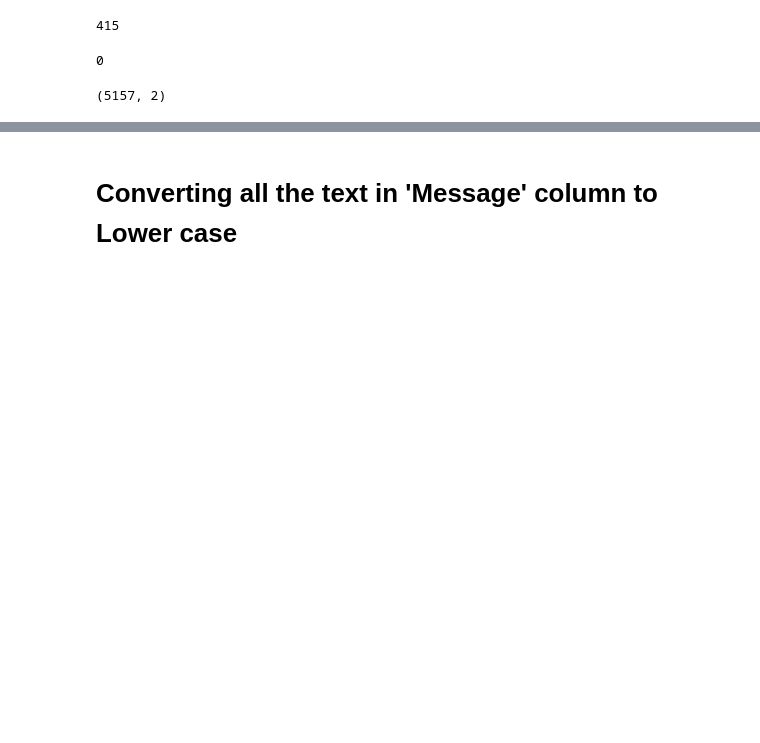
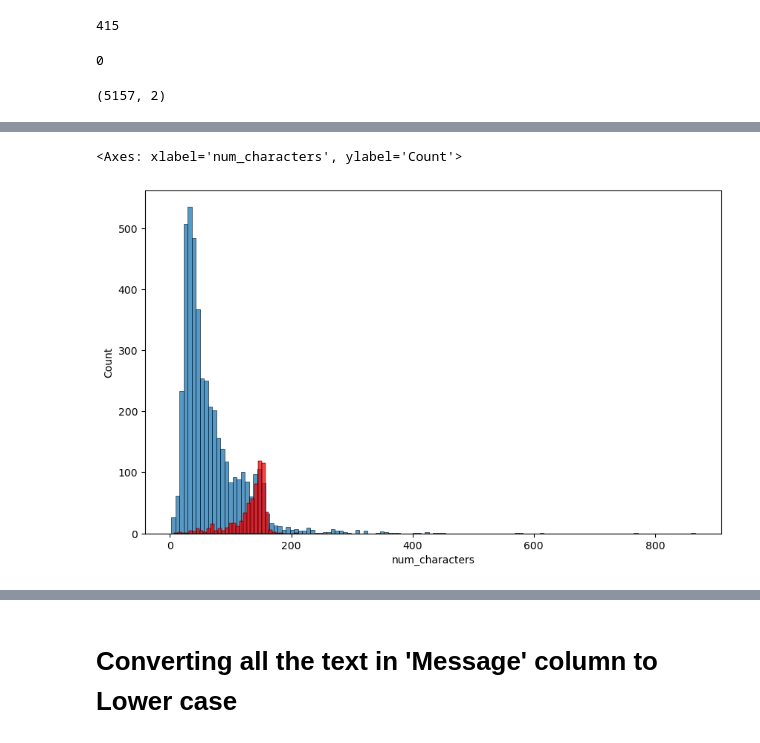
Before and after one commit to prabal-k/Email-Spam-Classifier, a Jupyter notebook: Spam email classifier.ipynb, the cells around one changed output, grey strips where cells are left out. Drawn from its saved outputs; the diff is of its cells as text; code cells hidden in the pictures; blank space fills up the shorter version.

```diff
--- a/Spam email classifier.ipynb
+++ b/Spam email classifier.ipynb
@@ -120,0 +242,9 @@ df.shape
+# %%
+# Similarily we can observe the same above (the number of characters in ham and spam using histogram)
+plt.figure(figsize=(10,6))
+sns.histplot(df[df['Category']==0]['num_characters'])
+sns.histplot(df[df['Category']==1]['num_characters'],color='red')
+# The number of characters being used in spam is more than in ham
+# %% [output]
+<Axes: xlabel='num_characters', ylabel='Count'>
+[figure, added]
```
Also changed, not shown: parts of 35 cells of this notebook.
